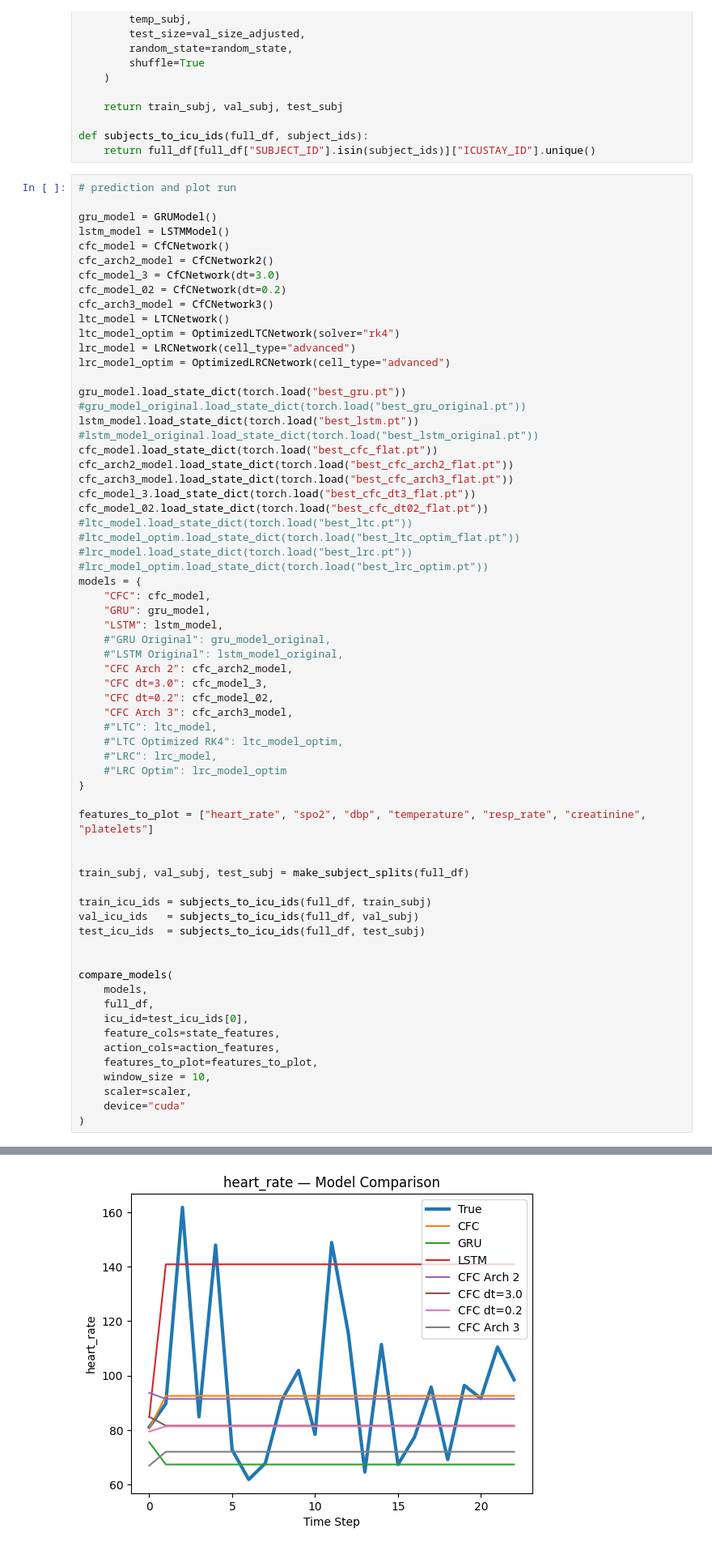
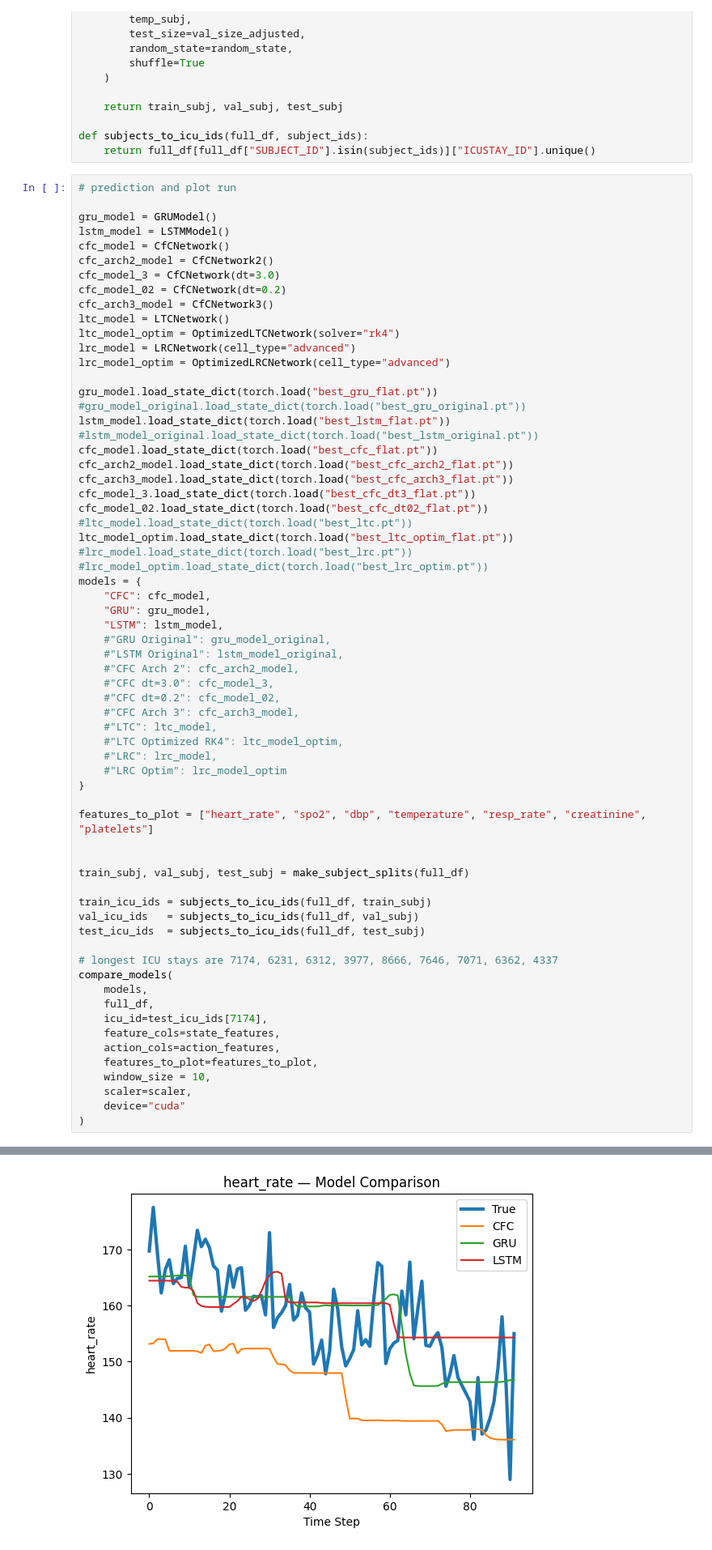
Before and after one commit to theophilus28/LNN-GRU-Comparative, a Jupyter notebook: lnn_setup.ipynb, the cells around one changed output, grey strips where cells are left out. Shown at 81% size. Cells and saved outputs as stored; diff of their text form.

```diff
--- a/lnn_setup.ipynb
+++ b/lnn_setup.ipynb
@@ -2643,9 +2643,9 @@ ltc_model_optim = OptimizedLTCNetwork(solver="rk4")
 lrc_model = LRCNetwork(cell_type="advanced")
 lrc_model_optim = OptimizedLRCNetwork(cell_type="advanced")
 
-gru_model.load_state_dict(torch.load("best_gru.pt"))
+gru_model.load_state_dict(torch.load("best_gru_flat.pt"))
 #gru_model_original.load_state_dict(torch.load("best_gru_original.pt"))
-lstm_model.load_state_dict(torch.load("best_lstm.pt"))
+lstm_model.load_state_dict(torch.load("best_lstm_flat.pt"))
 #lstm_model_original.load_state_dict(torch.load("best_lstm_original.pt"))
 cfc_model.load_state_dict(torch.load("best_cfc_flat.pt"))
 cfc_arch2_model.load_state_dict(torch.load("best_cfc_arch2_flat.pt"))
@@ -2653,7 +2653,7 @@ cfc_arch3_model.load_state_dict(torch.load("best_cfc_arch3_flat.pt"))
 cfc_model_3.load_state_dict(torch.load("best_cfc_dt3_flat.pt"))
 cfc_model_02.load_state_dict(torch.load("best_cfc_dt02_flat.pt"))
 #ltc_model.load_state_dict(torch.load("best_ltc.pt"))
-#ltc_model_optim.load_state_dict(torch.load("best_ltc_optim_flat.pt"))
+ltc_model_optim.load_state_dict(torch.load("best_ltc_optim_flat.pt"))
 #lrc_model.load_state_dict(torch.load("best_lrc.pt"))
 #lrc_model_optim.load_state_dict(torch.load("best_lrc_optim.pt"))
 models = {
@@ -2662,10 +2662,10 @@ models = {
     "LSTM": lstm_model,
     #"GRU Original": gru_model_original,
     #"LSTM Original": lstm_model_original,
-    "CFC Arch 2": cfc_arch2_model,
-    "CFC dt=3.0": cfc_model_3,
-    "CFC dt=0.2": cfc_model_02,
-    "CFC Arch 3": cfc_arch3_model,
+    #"CFC Arch 2": cfc_arch2_model,
+    #"CFC dt=3.0": cfc_model_3,
+    #"CFC dt=0.2": cfc_model_02,
+    #"CFC Arch 3": cfc_arch3_model,
     #"LTC": ltc_model,
     #"LTC Optimized RK4": ltc_model_optim,
     #"LRC": lrc_model,
@@ -2681,11 +2681,11 @@ train_icu_ids = subjects_to_icu_ids(full_df, train_subj)
 val_icu_ids   = subjects_to_icu_ids(full_df, val_subj)
 test_icu_ids  = subjects_to_icu_ids(full_df, test_subj)
 
-
+# longest ICU stays are 7174, 6231, 6312, 3977, 8666, 7646, 7071, 6362, 4337
 compare_models(
     models,
     full_df,
-    icu_id=test_icu_ids[0],
+    icu_id=test_icu_ids[7174],
     feature_cols=state_features,
     action_cols=action_features,
     features_to_plot=features_to_plot,
@@ -2704 +2700 @@ Model: CFC Arch 3 Average Error: 878.5520769321171
-[figure, old version]
+[figure, new version]
```
Also changed, not shown: parts of 3 cells of this notebook.
